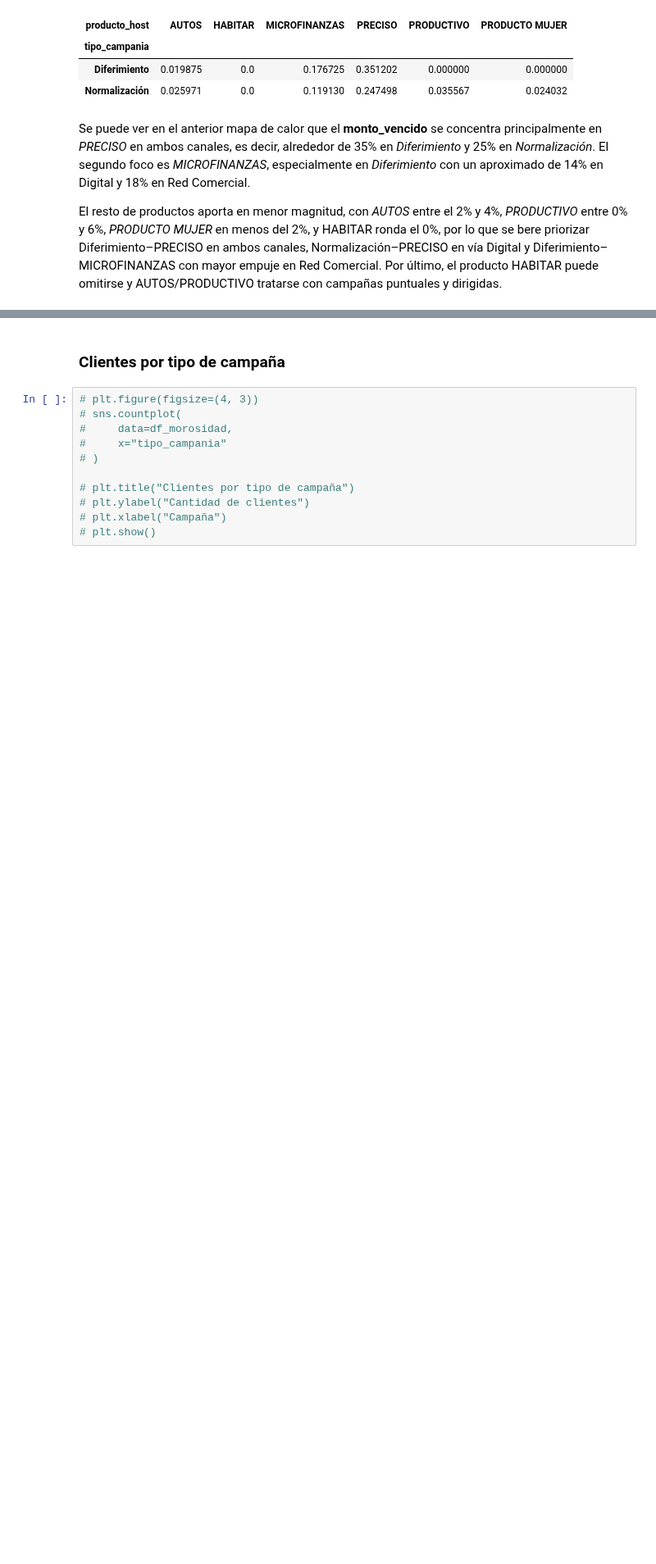
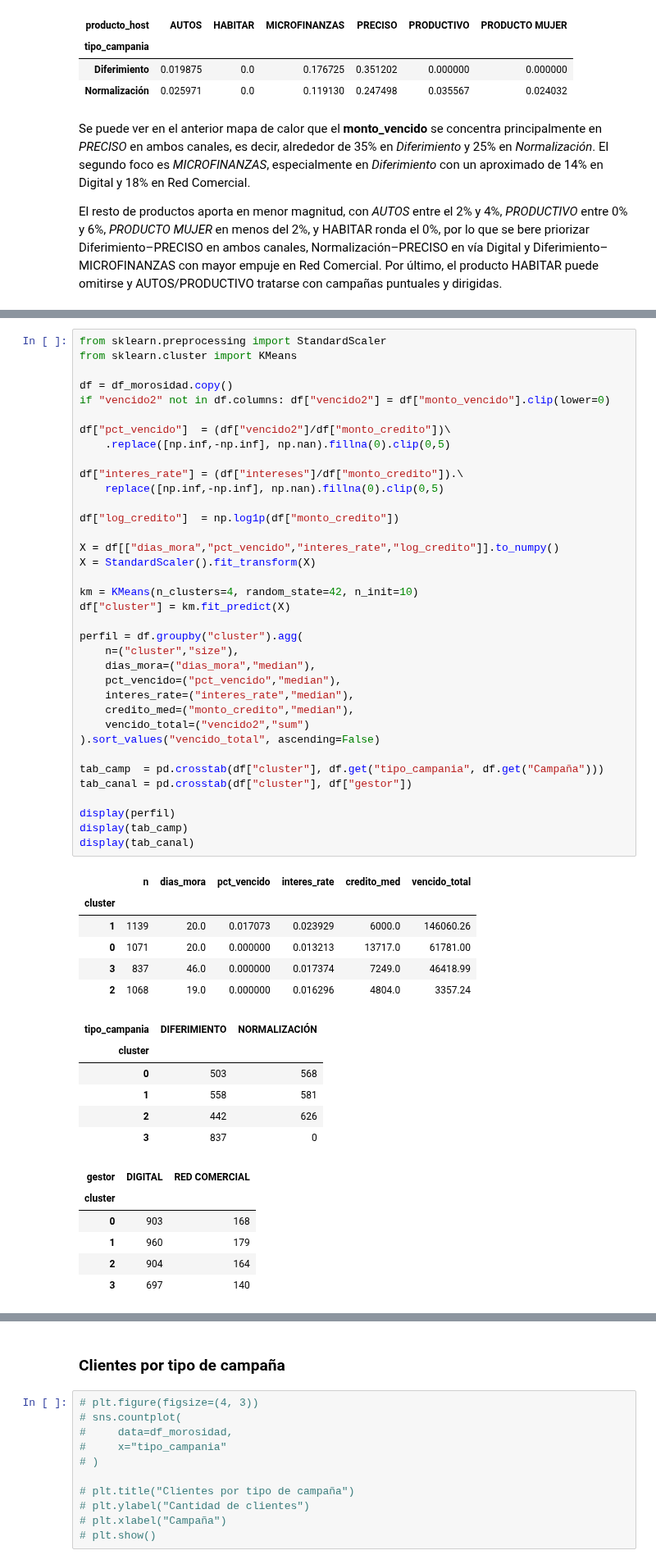
Before and after one commit to carlos-calderon-cabezas/financial-relief-analysis, a Jupyter notebook: analisis_alivio_financiero.ipynb, the cells around one changed output, grey strips where cells are left out. Shown at 82% size. Cells and saved outputs as stored; diff of their text form; blank space fills up the shorter version.

```diff
--- a/analisis_alivio_financiero.ipynb
+++ b/analisis_alivio_financiero.ipynb
@@ -738,0 +751,55 @@ El resto de productos aporta en menor magnitud, con *AUTOS* entre el 2% y 4%, *P
+# %%
+from sklearn.preprocessing import StandardScaler
+from sklearn.cluster import KMeans
+
+df = df_morosidad.copy()
+if "vencido2" not in df.columns: df["vencido2"] = df["monto_vencido"].clip(lower=0)
+
+df["pct_vencido"]  = (df["vencido2"]/df["monto_credito"])\
+    .replace([np.inf,-np.inf], np.nan).fillna(0).clip(0,5)
+
+df["interes_rate"] = (df["intereses"]/df["monto_credito"]).\
+    replace([np.inf,-np.inf], np.nan).fillna(0).clip(0,5)
+
+df["log_credito"]  = np.log1p(df["monto_credito"])
+
+X = df[["dias_mora","pct_vencido","interes_rate","log_credito"]].to_numpy()
+X = StandardScaler().fit_transform(X)
+
+km = KMeans(n_clusters=4, random_state=42, n_init=10)
+df["cluster"] = km.fit_predict(X)
+
+perfil = df.groupby("cluster").agg(
+    n=("cluster","size"),
+    dias_mora=("dias_mora","median"),
+    pct_vencido=("pct_vencido","median"),
+    interes_rate=("interes_rate","median"),
+    credito_med=("monto_credito","median"),
+    vencido_total=("vencido2","sum")
+).sort_values("vencido_total", ascending=False)
+
+tab_camp  = pd.crosstab(df["cluster"], df.get("tipo_campania", df.get("Campaña")))
+tab_canal = pd.crosstab(df["cluster"], df["gestor"])
+
+display(perfil)
+display(tab_camp)
+display(tab_canal)
+# %% [output]
+|  | n | dias_mora | pct_vencido | interes_rate | credito_med | vencido_total |
+| cluster |  |  |  |  |  |  |
+| 1 | 1139 | 20.0 | 0.017073 | 0.023929 | 6000.0 | 146060.26 |
+| 0 | 1071 | 20.0 | 0.000000 | 0.013213 | 13717.0 | 61781.00 |
+| 3 | 837 | 46.0 | 0.000000 | 0.017374 | 7249.0 | 46418.99 |
+| 2 | 1068 | 19.0 | 0.000000 | 0.016296 | 4804.0 | 3357.24 |
+| tipo_campania | DIFERIMIENTO | NORMALIZACIÓN |
+| cluster |  |  |
+| 0 | 503 | 568 |
+| 1 | 558 | 581 |
+| 2 | 442 | 626 |
+| 3 | 837 | 0 |
+| gestor | DIGITAL | RED COMERCIAL |
+| cluster |  |  |
+| 0 | 903 | 168 |
+| 1 | 960 | 179 |
+| 2 | 904 | 164 |
+| 3 | 697 | 140 |
```
Also changed, not shown: parts of 11 cells of this notebook.
